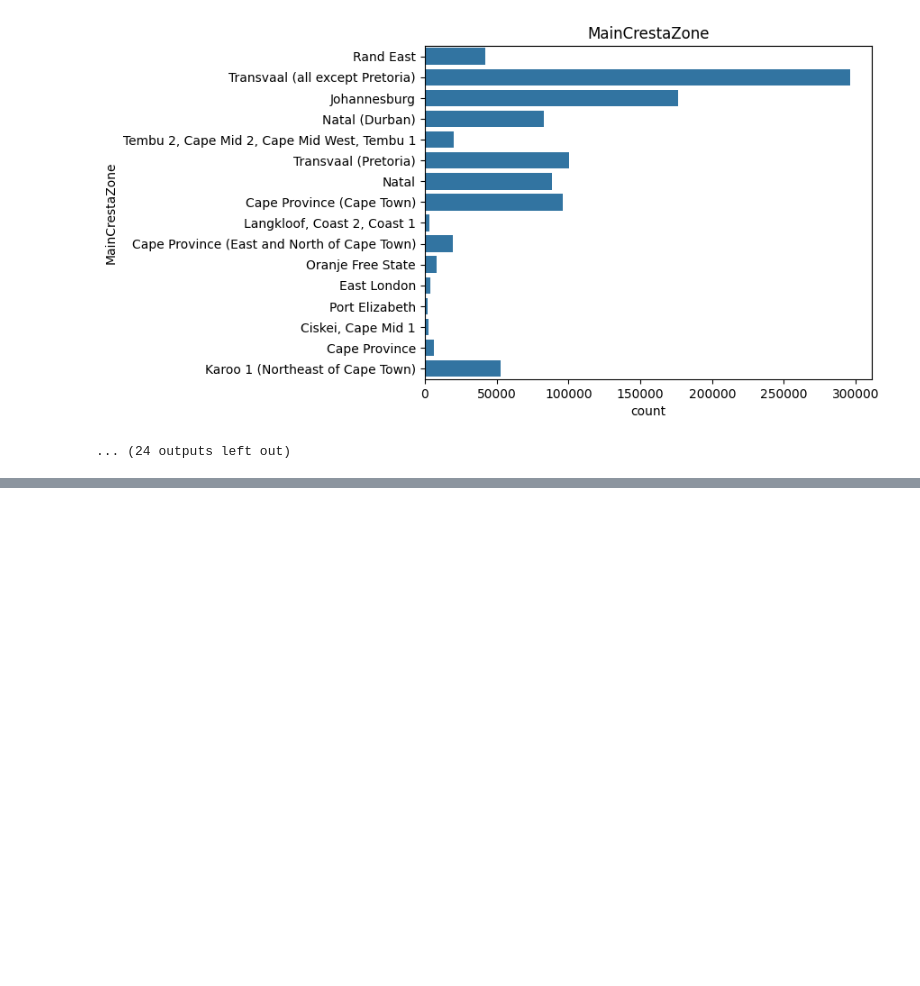
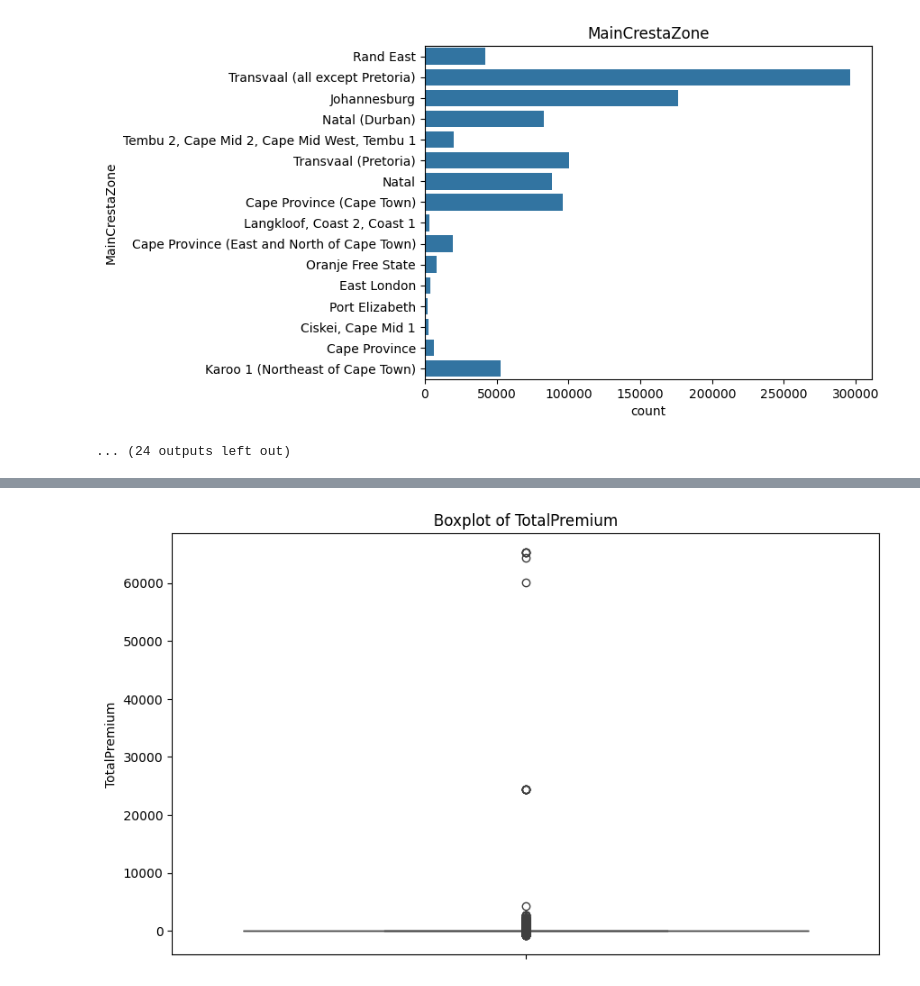
Before and after one commit to IamYunusAli/ACIS, a Jupyter notebook: notebooks/EDA_Analysis.ipynb, the cells around one changed output, grey strips where cells are left out. Drawn from its saved outputs; the diff is of its cells as text; code cells hidden in the pictures; blank space fills up the shorter version.

```diff
--- a/notebooks/EDA_Analysis.ipynb
+++ b/notebooks/EDA_Analysis.ipynb
@@ -139,0 +160,8 @@ for col in data.select_dtypes(include='object'):
+# %%
+# Use box plots to detect outliers in numerical data
+plt.figure(figsize=(10, 6))
+sns.boxplot(data['TotalPremium'])
+plt.title('Boxplot of TotalPremium')
+plt.show()
+# %% [output]
+[figure, added]
```
Also changed, not shown: parts of 4 cells of this notebook, 1 other file.
